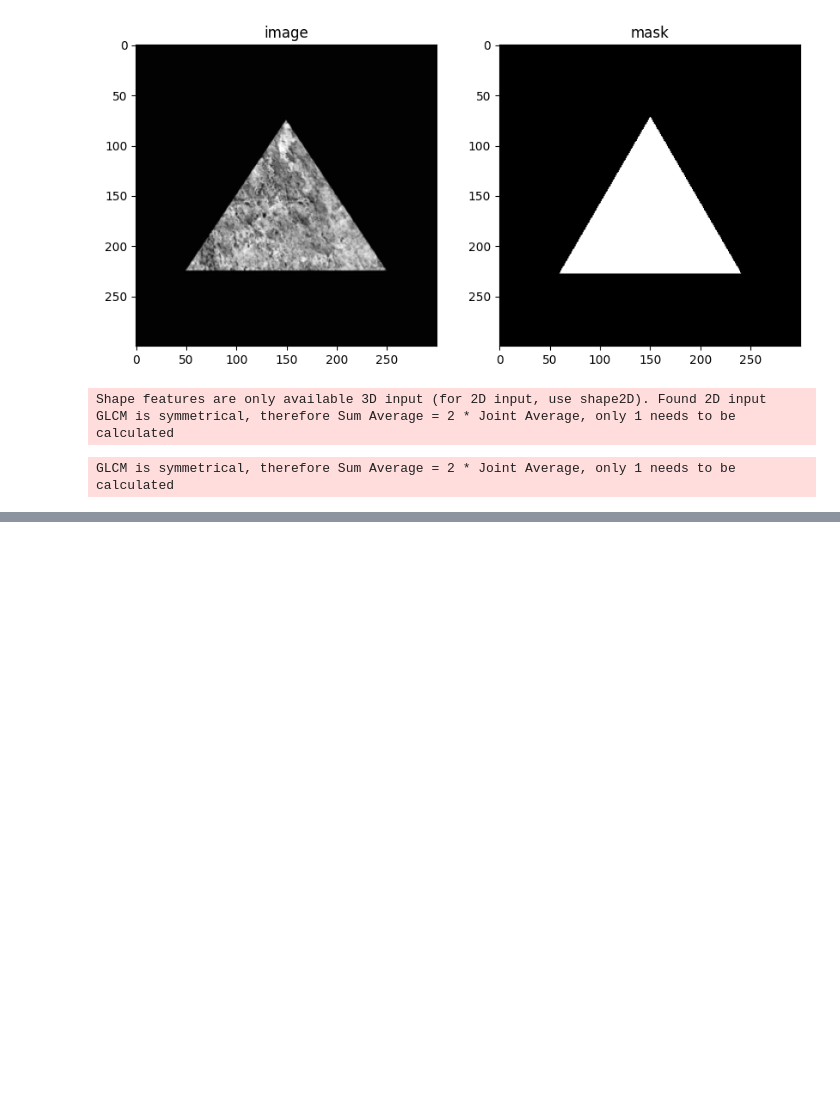
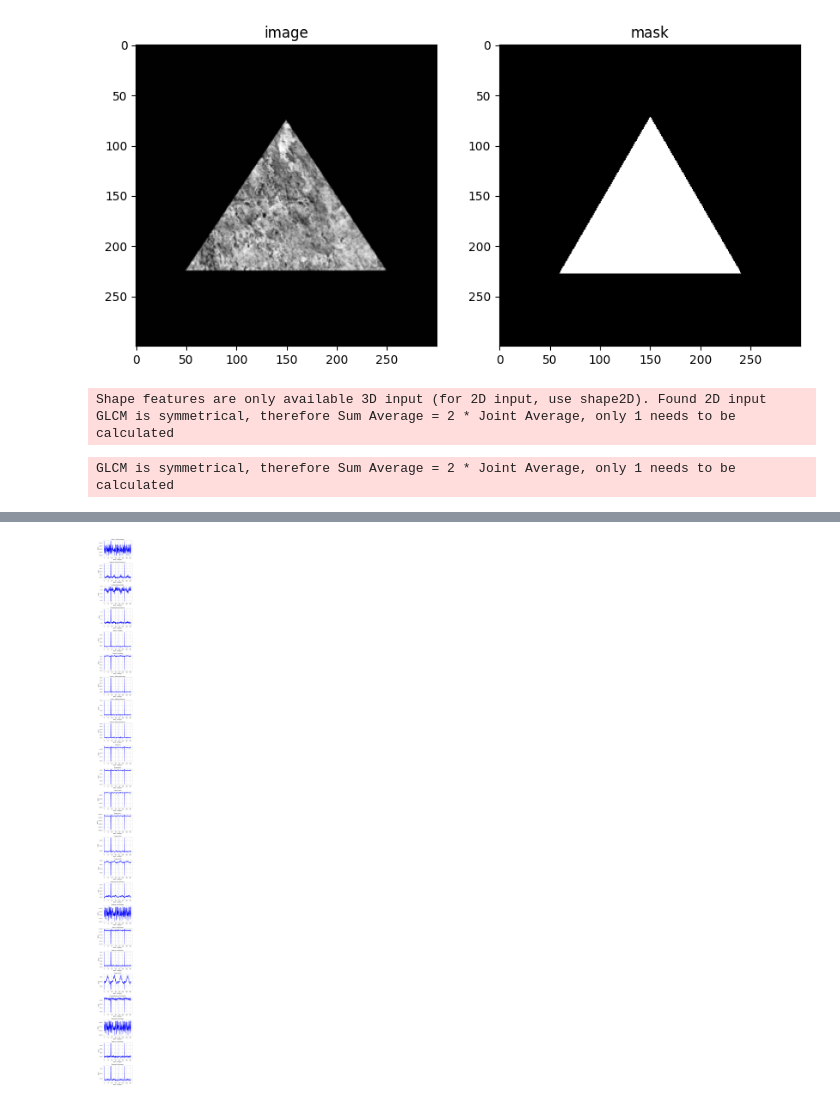
Before and after one commit to zakil-02/Radiomique, a Jupyter notebook: radiomique.ipynb, the cells around one changed output, grey strips where cells are left out. Drawn from its saved outputs; the diff is of its cells as text; code cells hidden in the pictures; blank space fills up the shorter version.

```diff
--- a/radiomique.ipynb
+++ b/radiomique.ipynb
@@ -127,0 +220,22 @@ df
+# %%
+def plot_features(dataframes, features, figure_size=(5, 3)):
+    num_features = len(features)
+    num_dataframes = len(dataframes)
+
+    fig, axes = plt.subplots(num_features, 1, figsize=(figure_size[0], figure_size[1] * num_features))
+
+    for i, featurew in enumerate(features):
+        ax = axes[i]
+        feature_values = [df[dataframes[0].feature==featurew].value.iloc[0] for df in dataframes]
+
+        ax.plot(range(num_dataframes), feature_values, color="blue")
+        ax.set_title(f'Feature:' + featurew)
+        ax.set_xlabel('tetha in degres')
+        ax.set_ylabel('Value')
+    plt.tight_layout()
+    plt.show()
+# %%
+features_all = dataframes[0].feature.tolist()
+plot_features(dataframes=dataframes, features=features_all)
+# %% [output]
+[figure, added]
```
Also changed, not shown: parts of 11 cells of this notebook.
